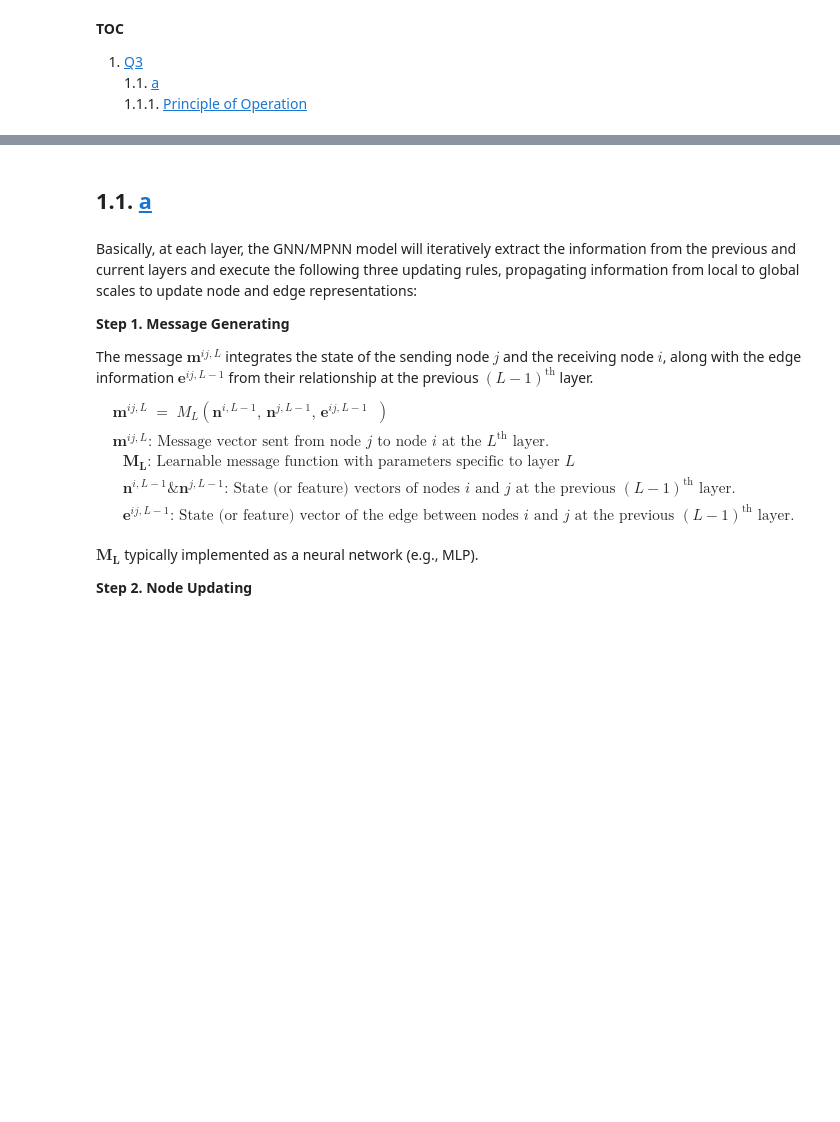
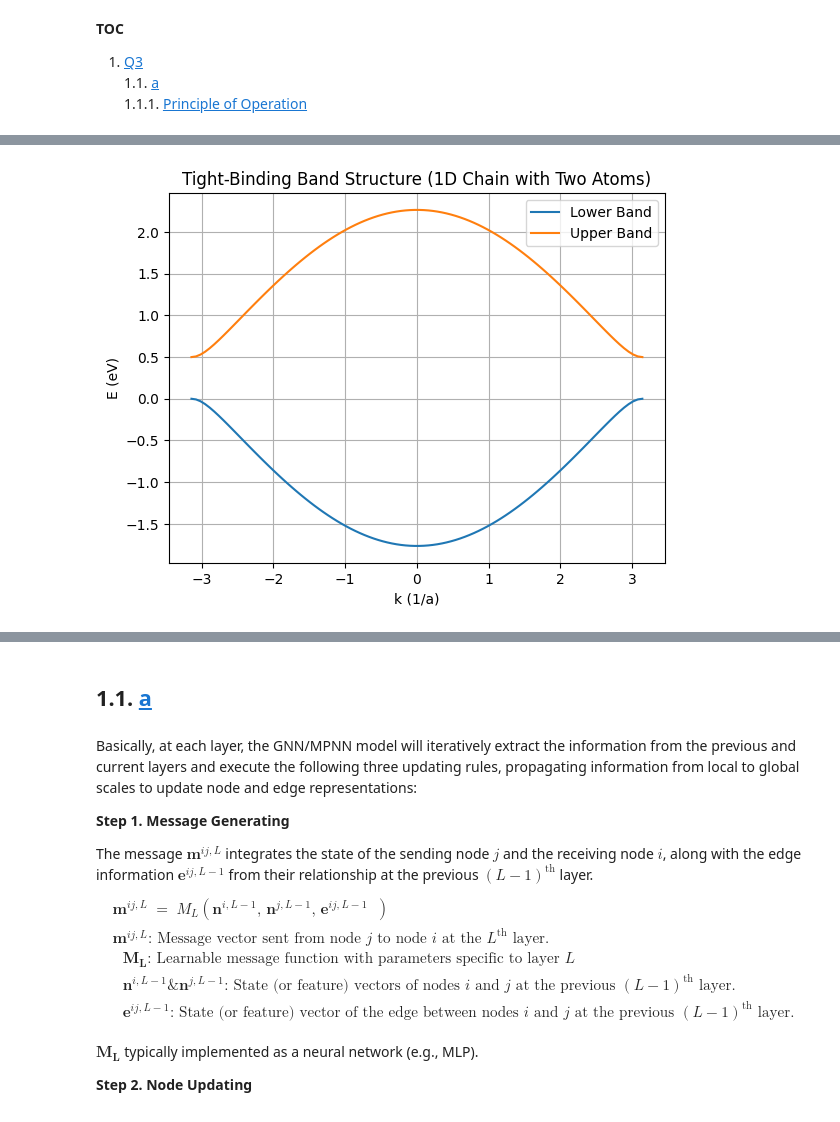
Before and after one commit to mbc2009/Inferno, a Jupyter notebook: AISI/Soln.ipynb, the cells around one changed output, grey strips where cells are left out. Saved outputs shown, nothing was run; the diff lists cells and outputs as text; code cells hidden in the pictures; blank space fills up the shorter version.

```diff
--- a/AISI/Soln.ipynb
+++ b/AISI/Soln.ipynb
@@ -18,0 +195,24 @@
+# %%
+# Parameters
+a = 1.0  # lattice constant
+epsilon_A = 0.0  # on-site energy for atom A
+epsilon_B = 0.5  # on-site energy for atom B
+t = 1.0  # hopping parameter
+k_points = np.linspace(-np.pi/a, np.pi/a, 100)  # Brillouin zone
+
+# Energy dispersion
+cos_term = 4 * t**2 * np.cos(k_points * a / 2)**2
+E_plus = (epsilon_A + epsilon_B) / 2 + np.sqrt(((epsilon_A - epsilon_B) / 2)**2 + cos_term)
+E_minus = (epsilon_A + epsilon_B) / 2 - np.sqrt(((epsilon_A - epsilon_B) / 2)**2 + cos_term)
+
+# Plot
+plt.plot(k_points, E_minus, label='Lower Band')
+plt.plot(k_points, E_plus, label='Upper Band')
+plt.xlabel('k (1/a)')
+plt.ylabel('E (eV)')
+plt.title('Tight-Binding Band Structure (1D Chain with Two Atoms)')
+plt.legend()
+plt.grid(True)
+plt.show()
+# %% [output]
+[figure, added]
```
Also changed, not shown: parts of 21 cells of this notebook.
